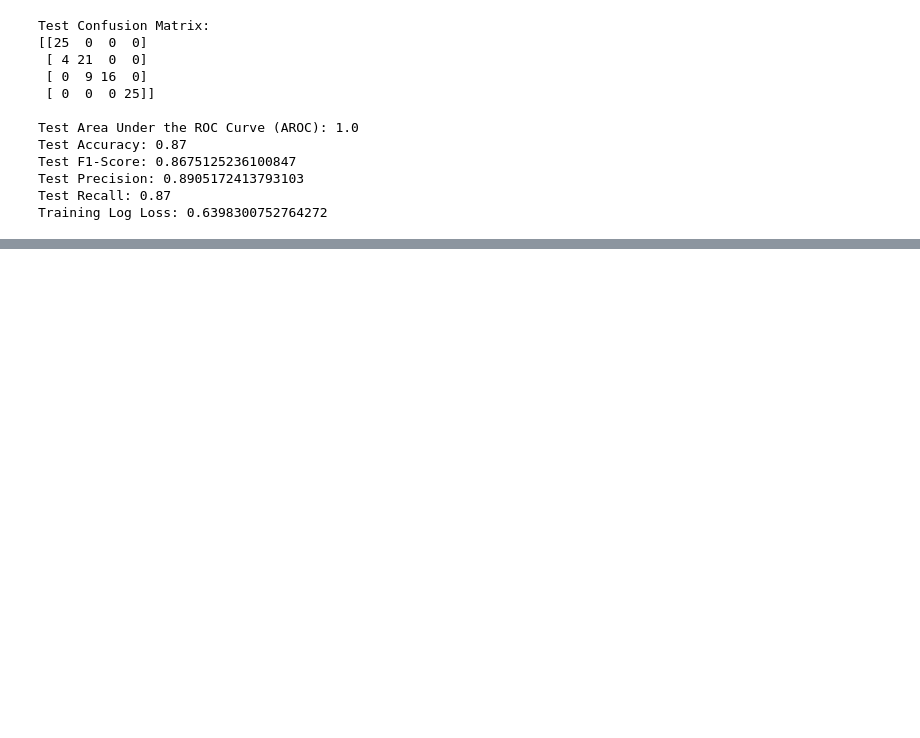
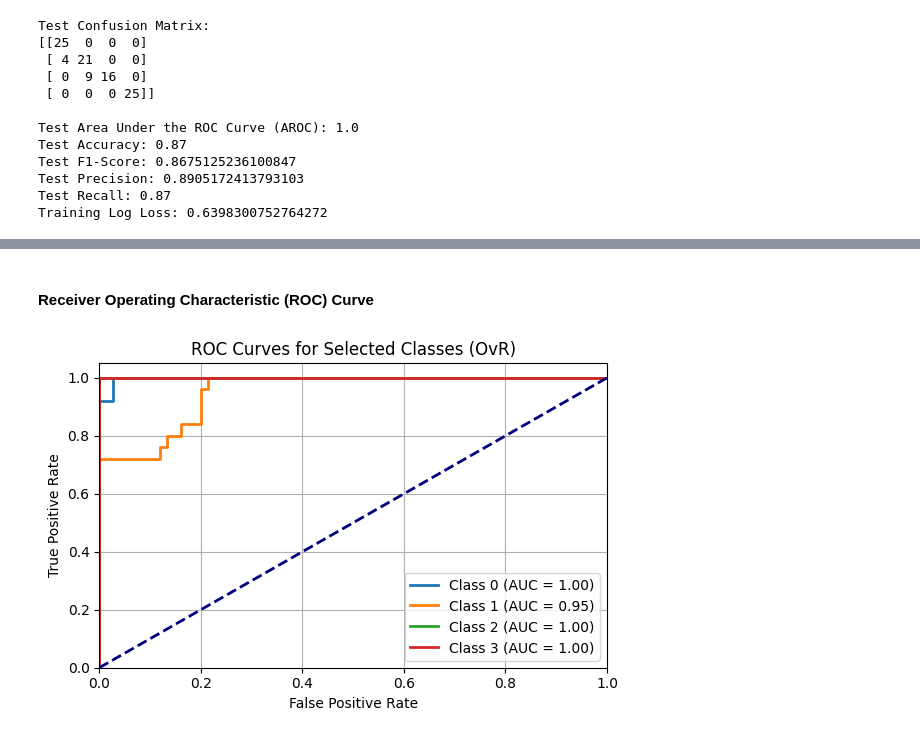
Before and after one commit to SarantisPapachrist/Diploma-Thesis, a Jupyter notebook: PV_dataset/random_forest_PV.ipynb, the cells around one changed output, grey strips where cells are left out. Cells and saved outputs as stored; diff of their text form; code cells hidden in the pictures; blank space fills up the shorter version.

```diff
--- a/PV_dataset/random_forest_PV.ipynb
+++ b/PV_dataset/random_forest_PV.ipynb
@@ -242,0 +261,33 @@ Training Log Loss: 0.6398300752764272
+# %% [markdown]
+#### Receiver Operating Characteristic (ROC) Curve
+# %%
+from sklearn.metrics import roc_curve, auc
+import matplotlib.pyplot as plt
+
+selected_classes = [0, 1, 2, 3]
+plt.figure(figsize=(6, 4))
+
+for class_label in selected_classes:
+    y_test_binary = (y_test == class_label).astype(int)
+    fpr, tpr, thresholds = roc_curve(y_test_binary, y_test_pred_proba[:, class_label])
+    roc_auc = auc(fpr, tpr)
+
+    # Customize κάθε κλάση
+    plt.plot(fpr, tpr, label=f'Class {class_label} (AUC = {roc_auc:.2f})',
+             color=plt.cm.get_cmap('tab10')(class_label), linestyle='-', linewidth=2)
+
+# Plot the diagonal line
+plt.plot([0, 1], [0, 1], color='navy', lw=2, linestyle='--')
+
+plt.xlim([0.0, 1.0])
+plt.ylim([0.0, 1.05])
+plt.xlabel('False Positive Rate')
+plt.ylabel('True Positive Rate')
+plt.title('ROC Curves for Selected Classes (OvR)')
+plt.legend(loc='lower right')
+
+plt.grid(True)
+plt.tight_layout()
+plt.show()
+# %% [output]
+[figure, added]
```
Also changed, not shown: parts of 6 cells of this notebook.
